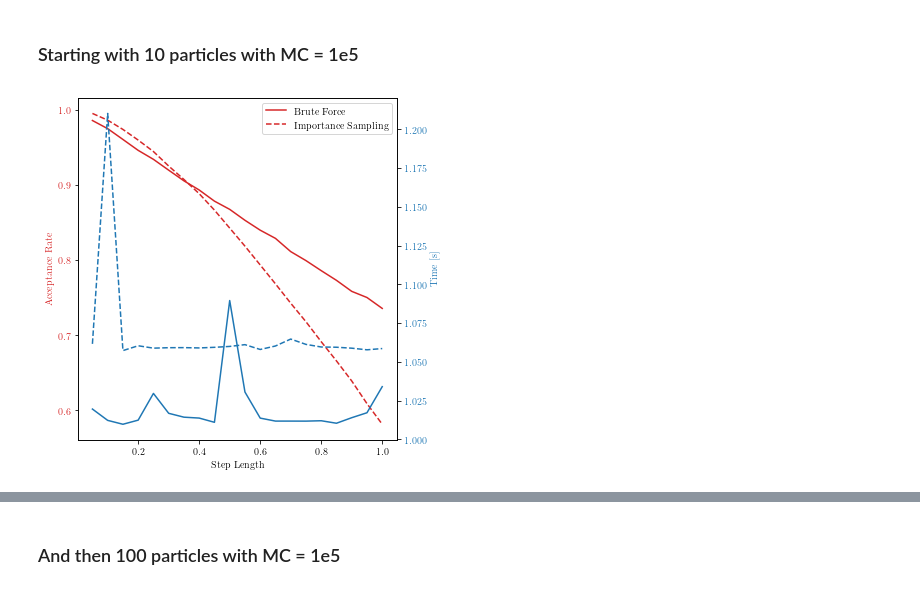
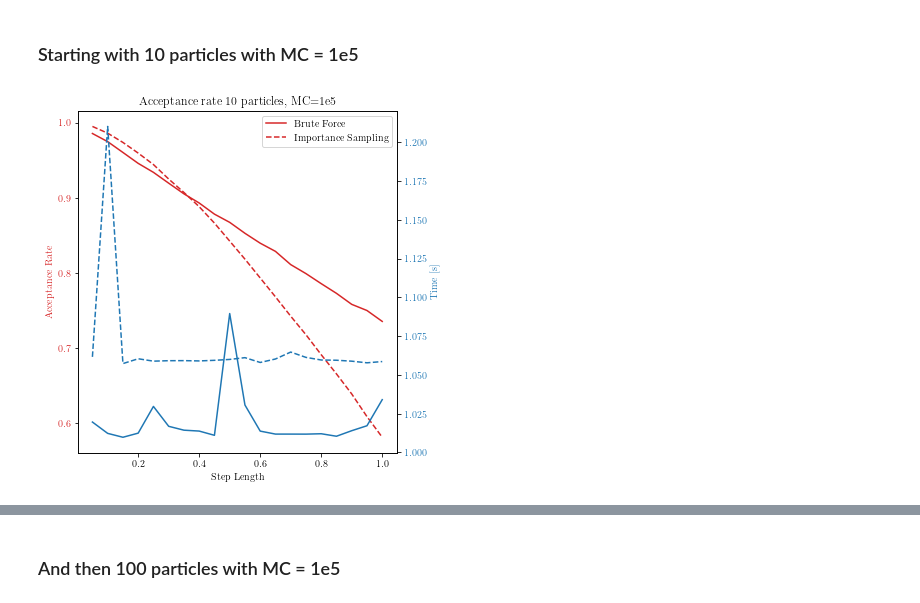
Before and after one commit to Moejay10/FYS4411, a Jupyter notebook: Project1/Python/Variational_Monte_Carlo.ipynb, the cells around one changed output, grey strips where cells are left out. Saved outputs shown, nothing was run; the diff lists cells and outputs as text; code cells hidden in the pictures.

```diff
--- a/Project1/Python/Variational_Monte_Carlo.ipynb
+++ b/Project1/Python/Variational_Monte_Carlo.ipynb
@@ -308,36 +312,35 @@ Brute Force 10 particles:
 fig, ax1 = plt.subplots()
 # plot
 w = 5.78851          # Latex document text width
 fig.set_size_inches(w=w*1.0,h= 5.5)
 color = 'tab:red'
 ax1.set_xlabel('Step Length')
 ax1.set_ylabel('Acceptance Rate', color=color)
 
 
 ax1.plot(bruteForce10.iloc[:,0],  bruteForce10['Rate'], color=color, label='Brute Force')
 ax1.tick_params(axis='y', labelcolor=color)
 ax1.plot(importanceSampling10.iloc[:,0],  importanceSampling10['Rate'], color=color,linestyle='dashed', label='Importance Sampling')
 
 
 ax2 = ax1.twinx()  # instantiate a second axes that shares the same x-axis
 color = 'tab:blue'
 ax2.set_ylabel('Time [s]', color=color)  # we already handled the x-label with ax1
 ax2.plot(bruteForce10.iloc[:,0], bruteForce10['Time'], color=color,label=False)
 ax2.plot(importanceSampling10.iloc[:,0], importanceSampling10['Time'], color=color, linestyle='dashed')
 ax2.tick_params(axis='y', labelcolor=color)
 
 
 #ax1.legend(loc='lower left', bbox_to_anchor= (0.0, 1.01), ncol=2,
 #            borderaxespad=0, frameon=False)
 ax1.legend(loc='upper right')
 fig.tight_layout()  # otherwise the right y-label is slightly clipped
+plt.title('Acceptance rate 10 particles, MC=1e5')
 plt.savefig(data_path('Task_c/brutevsImp_10_1.pgf'))
 
-
-
 plt.show()
 # %% [output]
-[figure, old version]
+[figure, new version]
 # %%
 fig = plt.figure()
 w = 5.78851          # Latex document text width
```
Also changed, not shown: parts of 11 cells of this notebook.
